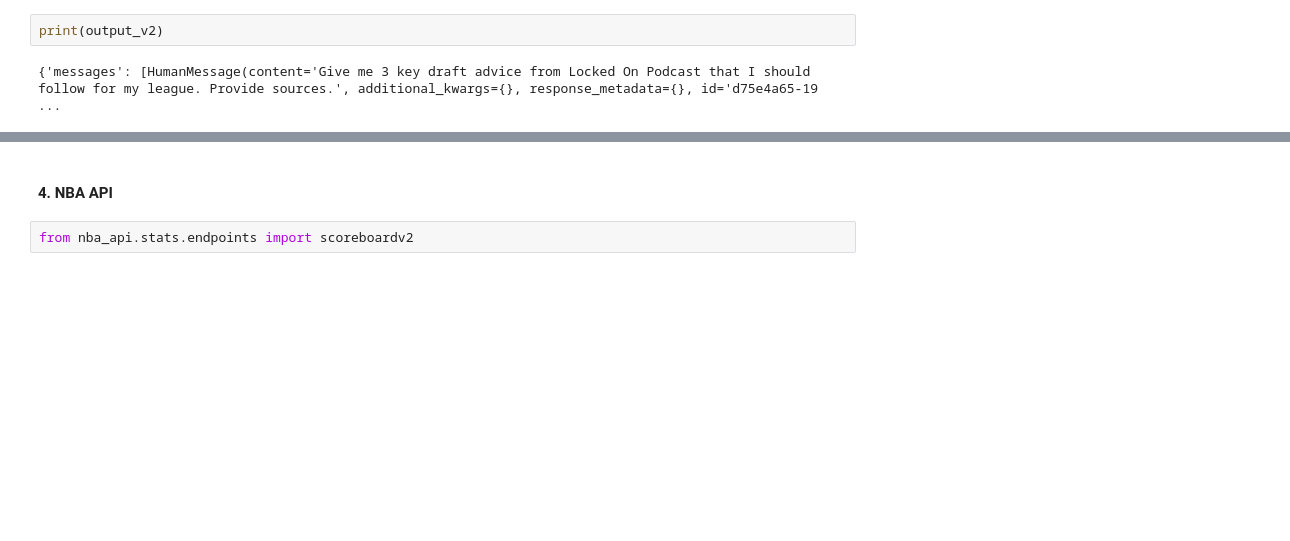
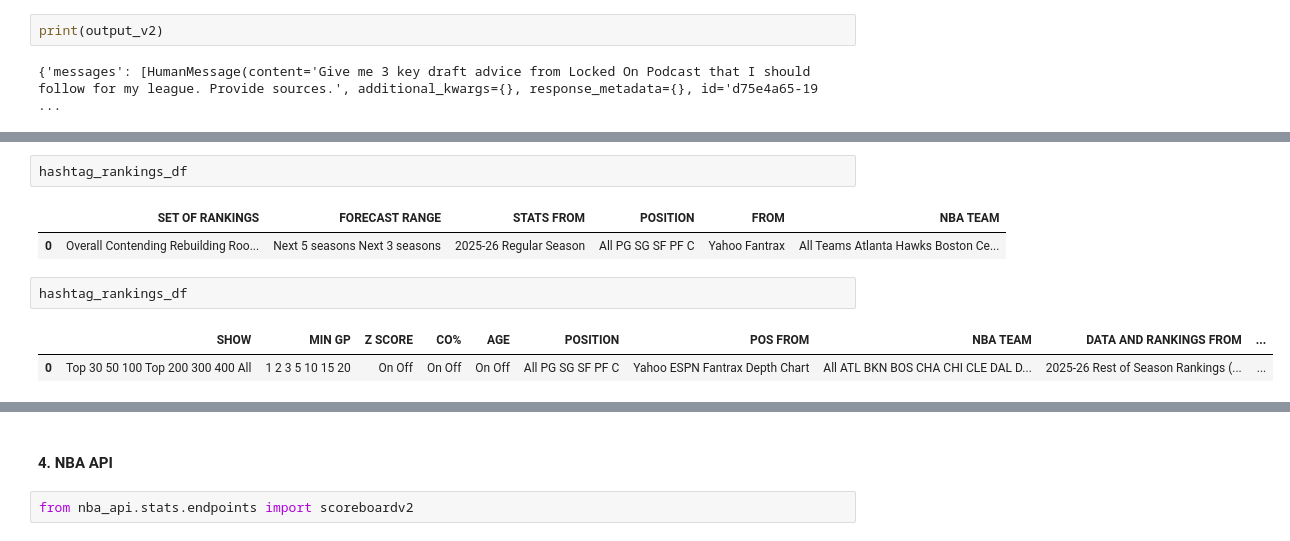
Before and after one commit to mk-chang/ClutchAI, a Jupyter notebook: sandbox/sandbox.ipynb, the cells around one changed output, grey strips where cells are left out. Drawn from its saved outputs; the diff is of its cells as text; blank space fills up the shorter version.

```diff
--- a/sandbox/sandbox.ipynb
+++ b/sandbox/sandbox.ipynb
@@ -230,0 +320,10 @@ print(output_v2)
+# %%
+hashtag_rankings_df
+# %% [output]
+|  | SET OF RANKINGS | FORECAST RANGE | STATS FROM | POSITION | FROM | NBA TEAM |
+| 0 | Overall Contending Rebuilding Roo... | Next 5 seasons Next 3 seasons | 2025-26 Regular Season | All PG SG SF PF C | Yahoo Fantrax | All Teams Atlanta Hawks Boston Ce... |
+# %%
+hashtag_rankings_df
+# %% [output]
+|  | SHOW | MIN GP | Z SCORE | CO% | AGE | POSITION | POS FROM | NBA TEAM | DATA AND RANKINGS FROM | ... |
+| 0 | Top 30 50 100 Top 200 300 400 All | 1 2 3 5 10 15 20 | On Off | On Off | On Off | All PG SG SF PF C | Yahoo ESPN Fantrax Depth Chart | All ATL BKN BOS CHA CHI CLE DAL D... | 2025-26 Rest of Season Rankings (... | ... |
```
Also changed, not shown: parts of 9 cells of this notebook, 25 other files.
